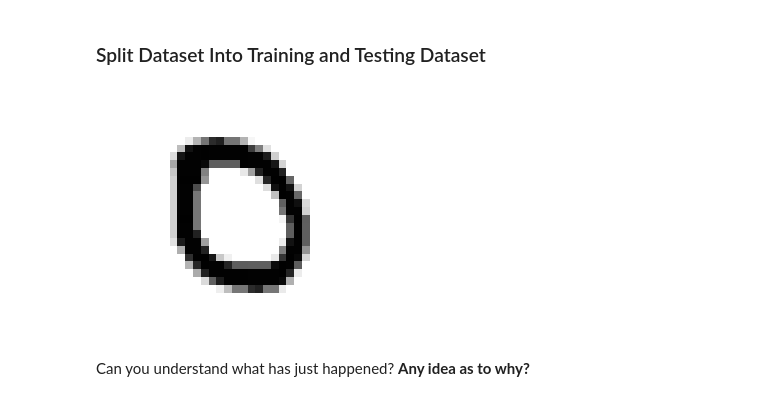
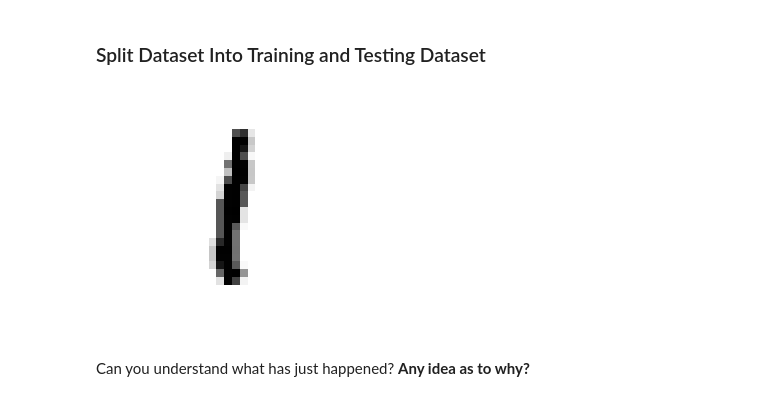
Before and after one commit to ranaehmad/IntroPyForDataScience, a Jupyter notebook: An excursion into ML I.ipynb, the cells around one changed output. Cells and saved outputs as stored; diff of their text form; code cells hidden in the pictures.

```diff
--- a/An excursion into ML I.ipynb
+++ b/An excursion into ML I.ipynb
@@ -116,10 +118,10 @@ show_image(digit_3)
 from sklearn.model_selection import train_test_split
 
 X_train, X_test, y_train, y_test = train_test_split(X, y, test_size=0.2)
-# %%
-show_image(X[2000])
-# %% [output]
-[figure, removed]
+# %%
+show_image(X_train[20000])
+# %% [output]
+[figure, added]
 # %%
 train_test_split?
 # %% [markdown]
```
Also changed, not shown: parts of 37 cells of this notebook, 1 other file.
